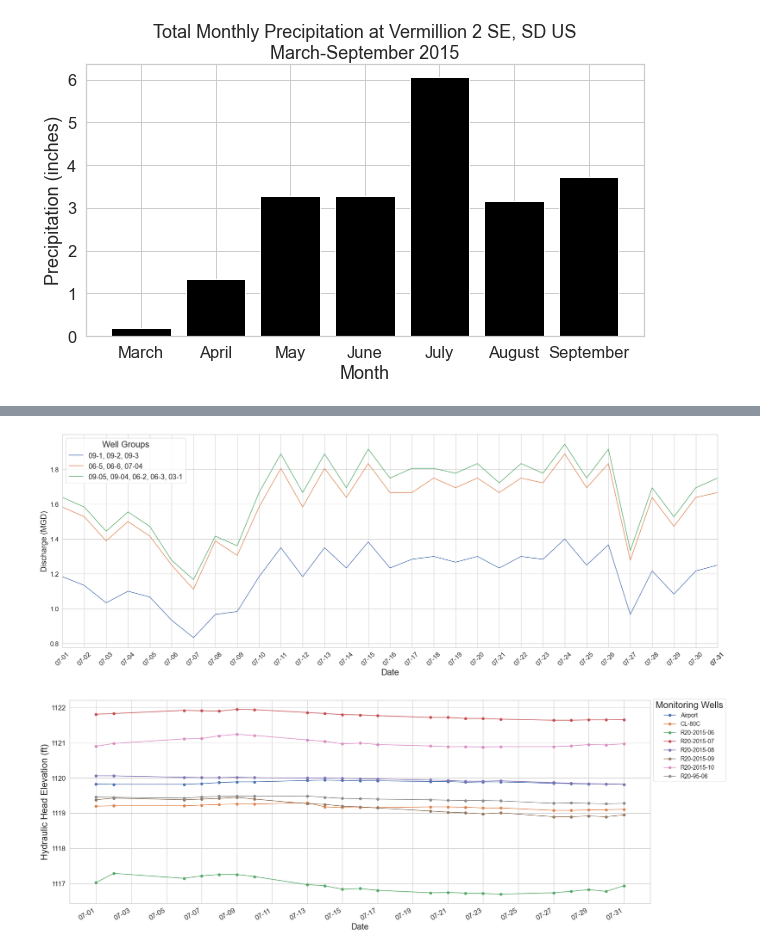
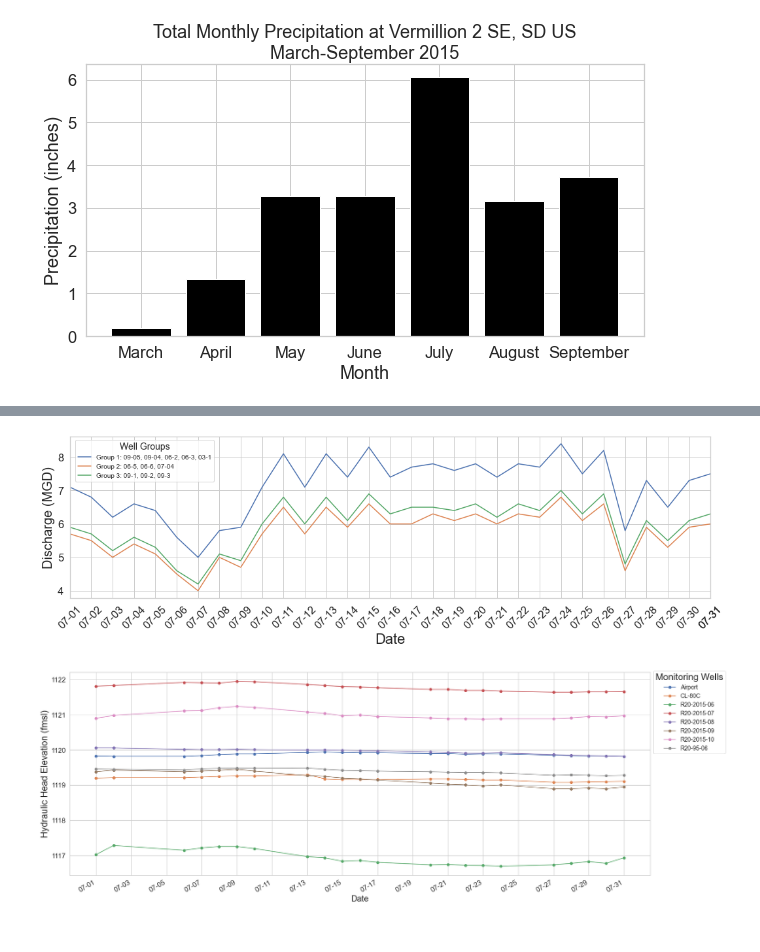
Before and after one commit to nlamkey/LCRWS, a Jupyter notebook: stream-gauge-data.ipynb, the cells around one changed output, grey strips where cells are left out. Drawn from its saved outputs; the diff is of its cells as text; code cells hidden in the pictures.

```diff
--- a/stream-gauge-data.ipynb
+++ b/stream-gauge-data.ipynb
@@ -226,7 +233,7 @@ pumping_rates = pd.read_csv(pumping_path,
                                        parse_dates=['Date'],
                                        index_col=['Date']
                                        )
-pumping_rates["Q"]
-pumping_rates['Q_MGD'] = pumping_rates['Q'] * 6.22884 / 1000000
+pumping_rates["Q_all_wells"]
+pumping_rates['Q_MGD'] = pumping_rates['Q_all_wells'] / 133680.55419447
 pumping_rates
 # %% [output]
@@ -247,54 +254,58 @@ pumping_rates
 # %%
 import seaborn as sns
 
-fig, ax = plt.subplots(figsize=(30,10))
+fig, ax = plt.subplots(figsize=(15, 5))
 
-labels = {"09-1, 09-2, 09-3":["09-1"],
-          "06-5, 06-6, 07-04":["07-4"],
-          "09-05, 09-04, 06-2, 06-3, 03-1":["03-1"]}
-color = sns.color_palette("Paired",n_colors=10)
+labels = {"Group 1"": " "09-05, 09-04, 06-2, 06-3, 03-1":['Group 1'],
+          "Group 2"": " "06-5, 06-6, 07-04":['Group 2'],
+          "Group 3"": ""09-1, 09-2, 09-3" :['Group 3']
+          }
+color = sns.color_palette("Paired", n_colors=10)
 
 
 for i, k in pumping_rates.groupby("Well"):
-    k.groupby("Well").plot(y = "Q_MGD",
+    k.groupby("Well").plot(y="Q_MGD",
                            label=i,
 
                            ax=ax)
 
 
-
-plt.ylabel("Discharge (MGD)",fontsize=20)
+plt.ylabel("Discharge (MGD)", fontsize=20)
 # fig.suptitle("Daily Production Well Discharge for July 2015", fontsize='22')
-plt.xlabel("Date",fontsize="22")
+plt.xlabel("Date", fontsize="22")
 ax.legend(labels=labels,
-           title='Well Groups',title_fontsize='22',fontsize="18")
+          title='Well Groups', title_fontsize='14', fontsize="10",bbox_to_anchor=(0.23, 1))
 # leg = ax.get_legend()
 # leg.legendHandles[0].set_color('yellow')
 # leg.legendHandles[1].set_color('black')
 
-start = datetime.datetime(2015,7,1)
-end = datetime.datetime(2015,7,31)
-dates_list = [start + datetime.timedelta(days=x) for x in range(0, (end-start).days+1)]
+start = datetime.datetime(2015, 7, 1)
+end = datetime.datetime(2015, 7, 31)
+dates_list = [start + datetime.timedelta(days=x)
+              for x in range(0, (end-start).days+1)]
 myFmt = mdates.DateFormatter('%m-%d')
 months = mdates.MonthLocator()
 days = mdates.DayLocator()
-dayss = mdates.DayLocator(bymonthday =())
-
-
+dayss = mdates.DayLocator(bymonthday=())
 
 
 plt.setp(ax.get_xticklabels(), rotation=45)
-ax.set_xlim(dates_list[0],dates_list[-1])
+ax.set_xlim(dates_list[0], dates_list[-1])
 
 ax.xaxis.set_major_formatter(myFmt)
 ax.xaxis.set_major_locator(days)
 ax.xaxis.set_minor_locator(dayss)
 
-locs = list(ax.get_xticks())+ [mdates.date2num(datetime.datetime(2015,7,31))]
-locator= matplotlib.ticker.FixedLocator(locs)
+locs = list(ax.get_xticks()) + \
+    [mdates.date2num(datetime.datetime(2015, 7, 31))]
+locator = matplotlib.ticker.FixedLocator(locs)
 ax.xaxis.set_major_locator(locator)
+
+out_path = os.path.join(path_to_working_directory,"well_discharge.png")
+plt.tight_layout()
+plt.savefig(out_path,dpi=300)
 # %% [output]
-[figure, old version]
+[figure, new version]
 # %%
 obs_wells = pd.read_csv(obsv_path,
                         parse_dates=['date'],
```
Also changed, not shown: parts of 23 cells of this notebook, 35 other files.
